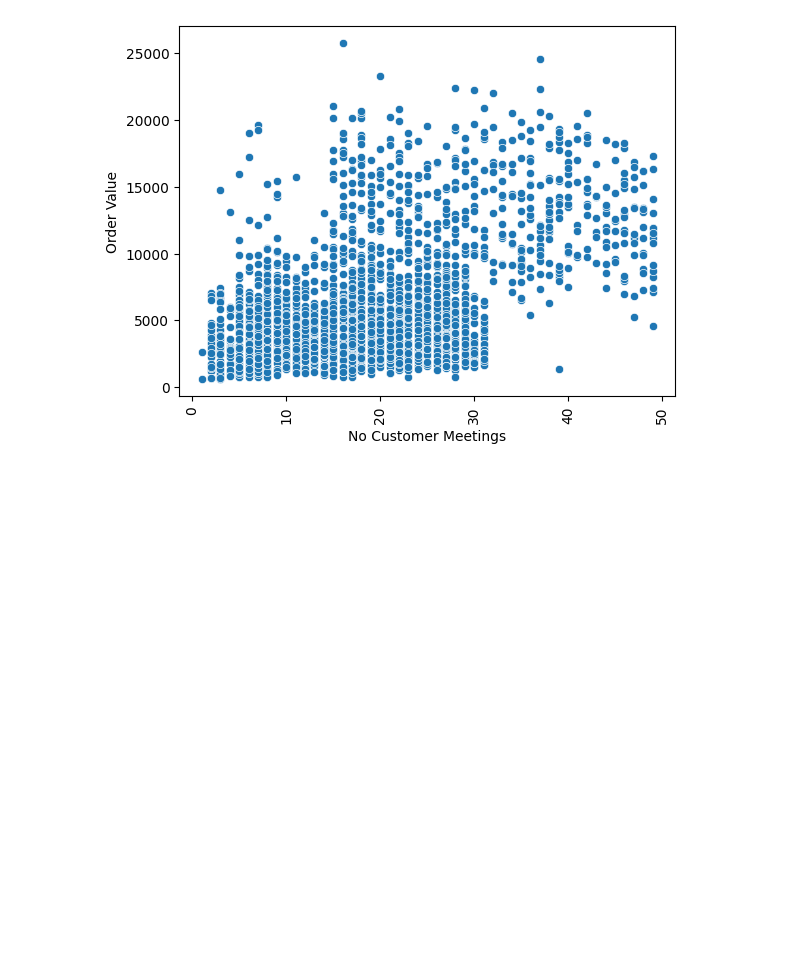
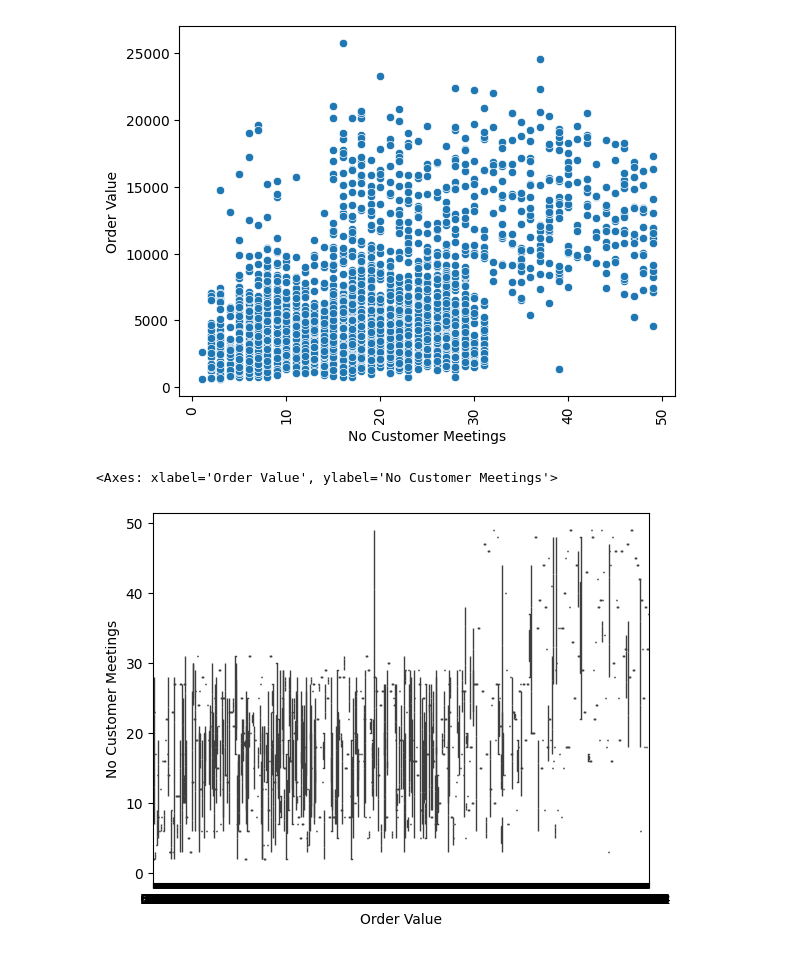
Before and after one commit to fhrt811/Cycle_Sale_Analysis, a Jupyter notebook: Notebook/EDA.ipynb, the cells around one changed output. Saved outputs shown, nothing was run; the diff lists cells and outputs as text; code cells hidden in the pictures; blank space fills up the shorter version.

```diff
--- a/Notebook/EDA.ipynb
+++ b/Notebook/EDA.ipynb
@@ -160,3 +160,8 @@ plt.xticks(rotation=90)
 plt.show()
 # %% [output]
 [figure]
+# %%
+sns.boxplot(data=df, x='Order Value',y='No Customer Meetings')
+# %% [output]
+<Axes: xlabel='Order Value', ylabel='No Customer Meetings'>
+[figure, added]
```
